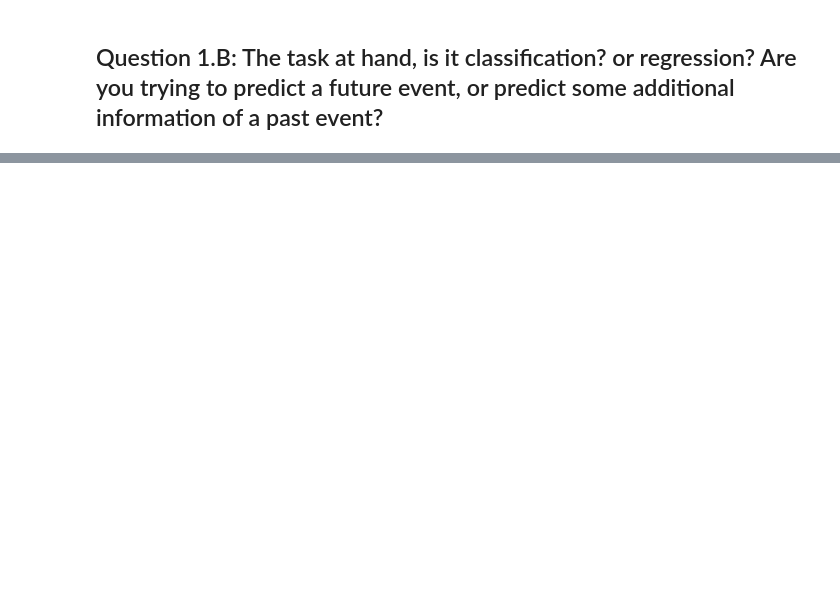
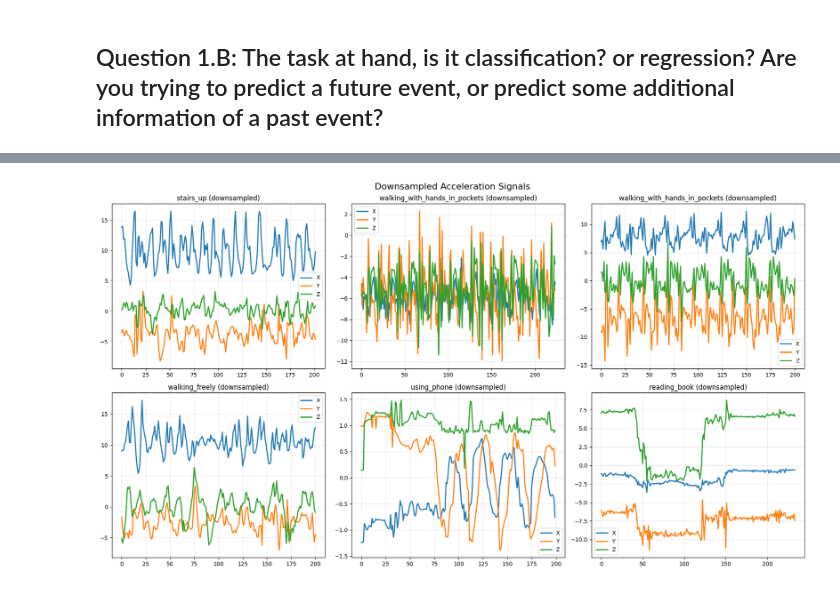
Before and after one commit to AbedShowgan/Deep_Learning_Workshop_DNA_HW2, a Jupyter notebook: 212112106_hw2_DL.ipynb, the cells around one changed output, grey strips where cells are left out. Drawn from its saved outputs; the diff is of its cells as text; code cells hidden in the pictures; blank space fills up the shorter version.

```diff
--- a/212112106_hw2_DL.ipynb
+++ b/212112106_hw2_DL.ipynb
@@ -46,0 +555,26 @@ Tools and Techniques according to the exercise guidelines
+# %%
+fig, axes = plt.subplots(2, 3, figsize=(18, 10))
+axes = axes.ravel()
+
+for i, (id_val, seq) in enumerate(list(sequences.items())[:6]):
+    ax = axes[i]
+    activity = activities[id_val]
+
+    # Simple downsampling: every Nth point
+    step = len(seq) // 200
+    seq_down = seq[::step]
+    t_down = np.arange(len(seq_down))
+
+    ax.plot(t_down, seq_down[:, 0], label='X', linewidth=2)
+    ax.plot(t_down, seq_down[:, 1], label='Y', linewidth=2)
+    ax.plot(t_down, seq_down[:, 2], label='Z', linewidth=2)
+
+    ax.set_title(f'{activity} (downsampled)')
+    ax.legend()
+    ax.grid(True, alpha=0.3)
+
+plt.suptitle('Downsampled Acceleration Signals', fontsize=16)
+plt.tight_layout()
+plt.show()
+# %% [output]
+[figure, added]
```
Also changed, not shown: parts of 75 cells of this notebook, 11 other files.
